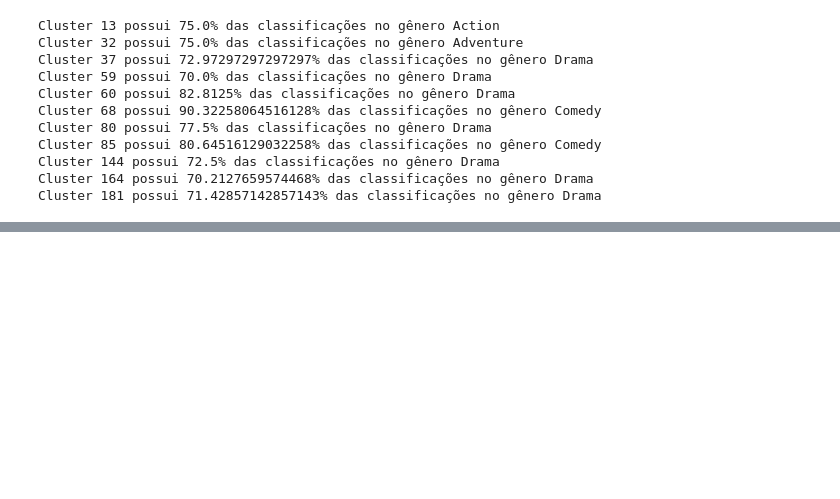
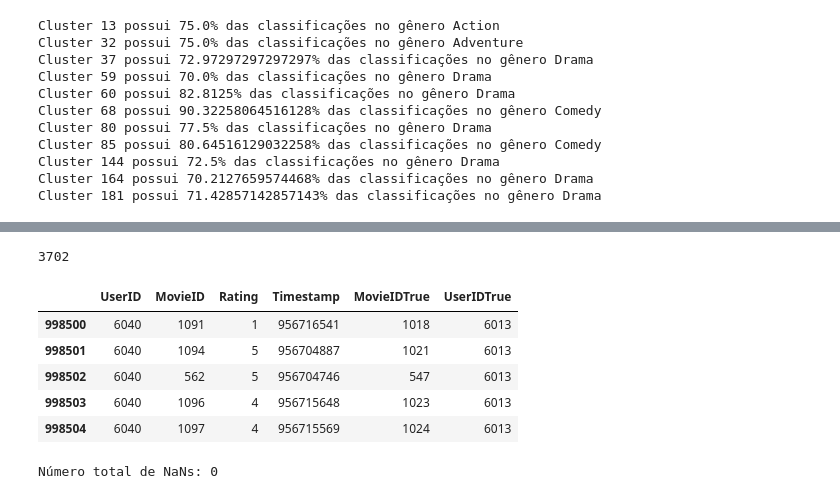
Before and after one commit to MrBarreto/DataMining, a Jupyter notebook: t4/t4.ipynb, the cells around one changed output, grey strips where cells are left out. Cells and saved outputs as stored; diff of their text form; code cells hidden in the pictures; blank space fills up the shorter version.

```diff
--- a/t4/t4.ipynb
+++ b/t4/t4.ipynb
@@ -493,0 +558,2 @@ Percebe-se que os cluster do dbscan ficaram com pouca coerência interna
+# %%
+ratings_filtered = ratings_filtered.merge(movies_in_ratings[['MovieID', 'MovieIDTrue']], on='MovieID', how='left')
@@ -493,0 +565,5 @@ Percebe-se que os cluster do dbscan ficaram com pouca coerência interna
+# %%
+num_movies = movies_in_ratings['MovieIDTrue'].nunique()
+num_movies
+# %% [output]
+3702
@@ -493,0 +573,16 @@ Percebe-se que os cluster do dbscan ficaram com pouca coerência interna
+# %%
+unique_user_ids = ratings_filtered['UserID'].drop_duplicates().reset_index(drop=True)
+# %%
+unique_user_ids = pd.DataFrame(unique_user_ids)
+unique_user_ids['UserIDTrue'] = range(1, len(unique_user_ids) + 1)
+# %%
+ratings_filtered = ratings_filtered.merge(unique_user_ids, on='UserID', how='left')
+# %%
+ratings_filtered.tail()
+# %% [output]
+|  | UserID | MovieID | Rating | Timestamp | MovieIDTrue | UserIDTrue |
+| 998500 | 6040 | 1091 | 1 | 956716541 | 1018 | 6013 |
+| 998501 | 6040 | 1094 | 5 | 956704887 | 1021 | 6013 |
+| 998502 | 6040 | 562 | 5 | 956704746 | 547 | 6013 |
+| 998503 | 6040 | 1096 | 4 | 956715648 | 1023 | 6013 |
+| 998504 | 6040 | 1097 | 4 | 956715569 | 1024 | 6013 |
@@ -493,0 +596,5 @@ Percebe-se que os cluster do dbscan ficaram com pouca coerência interna
+# %%
+total_nans = np.isnan(ratings_matrix_normalized).sum()
+print(f"Número total de NaNs: {total_nans}")
+# %% [output]
+Número total de NaNs: 0
```
Also changed, not shown: parts of 49 cells of this notebook, 1 other file.
